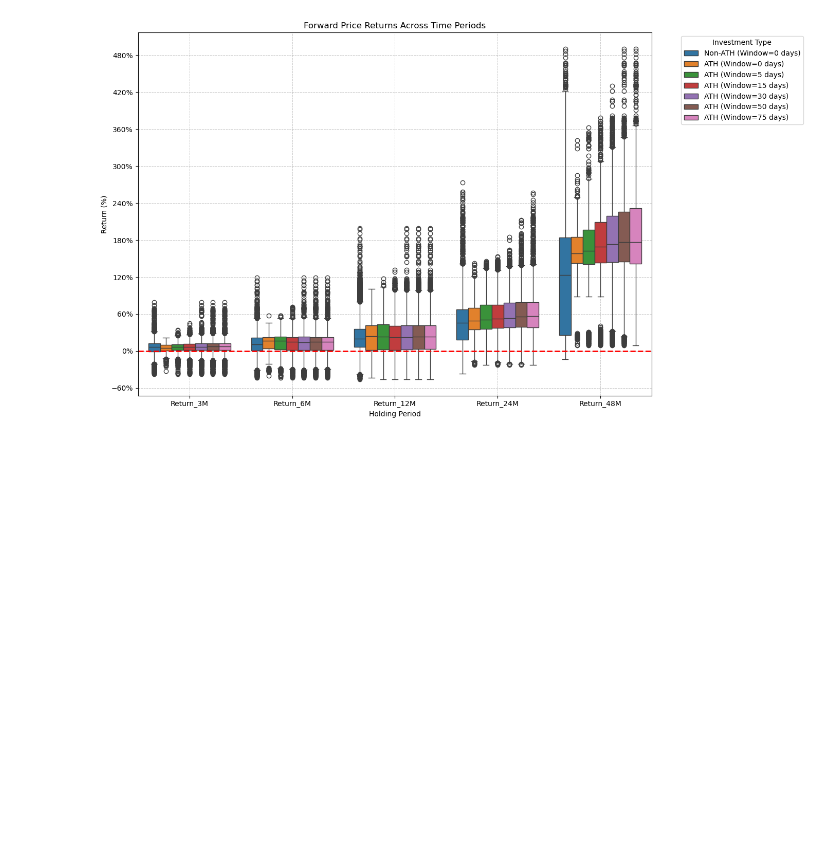
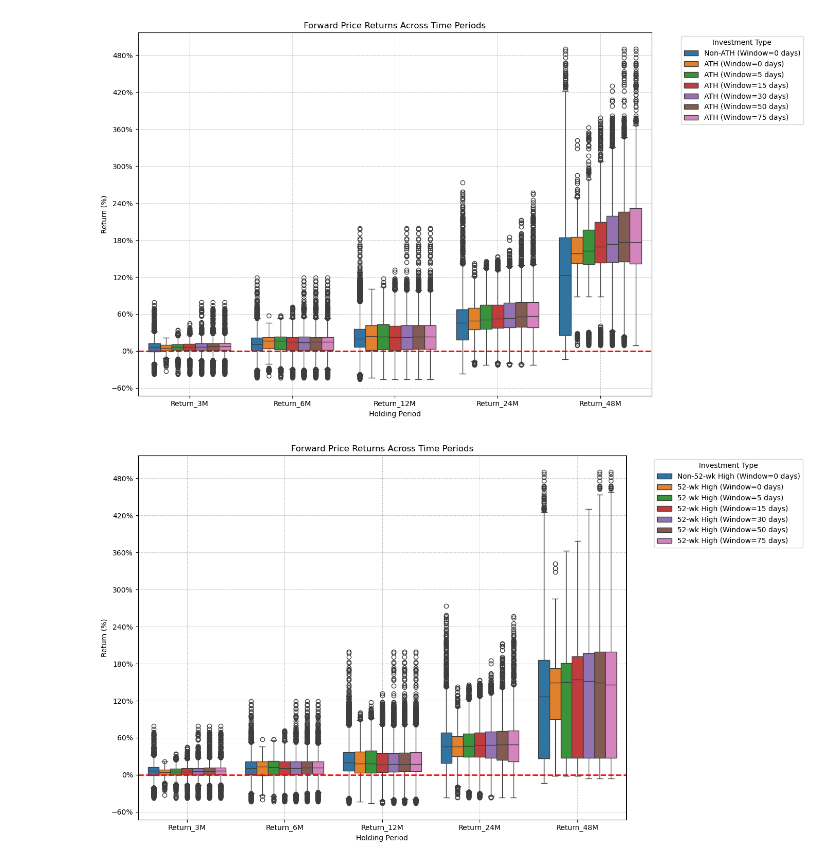
Before and after one commit to SterlingHayden/ATH-Investing-w-Leveraged-ETFs, a Jupyter notebook: Demo-Portfolio.ipynb, the cells around one changed output. Drawn from its saved outputs; the diff is of its cells as text; code cells hidden in the pictures; blank space fills up the shorter version.

Commit message:
added 52 week high param

```diff
--- a/Demo-Portfolio.ipynb
+++ b/Demo-Portfolio.ipynb
@@ -62,3 +62,7 @@ The `plot_returns` function uses the data generated from process_leveraged_data
 plot_returns(data, windows=[0, 5, 15, 30, 50, 75])
 # %% [output]
 [figure]
+# %%
+plot_returns(data, windows=[0, 5, 15, 30, 50, 75], high_type="52W")
+# %% [output]
+[figure, added]
```
Also changed, not shown: parts of 1 cell of this notebook, 1 other file.
